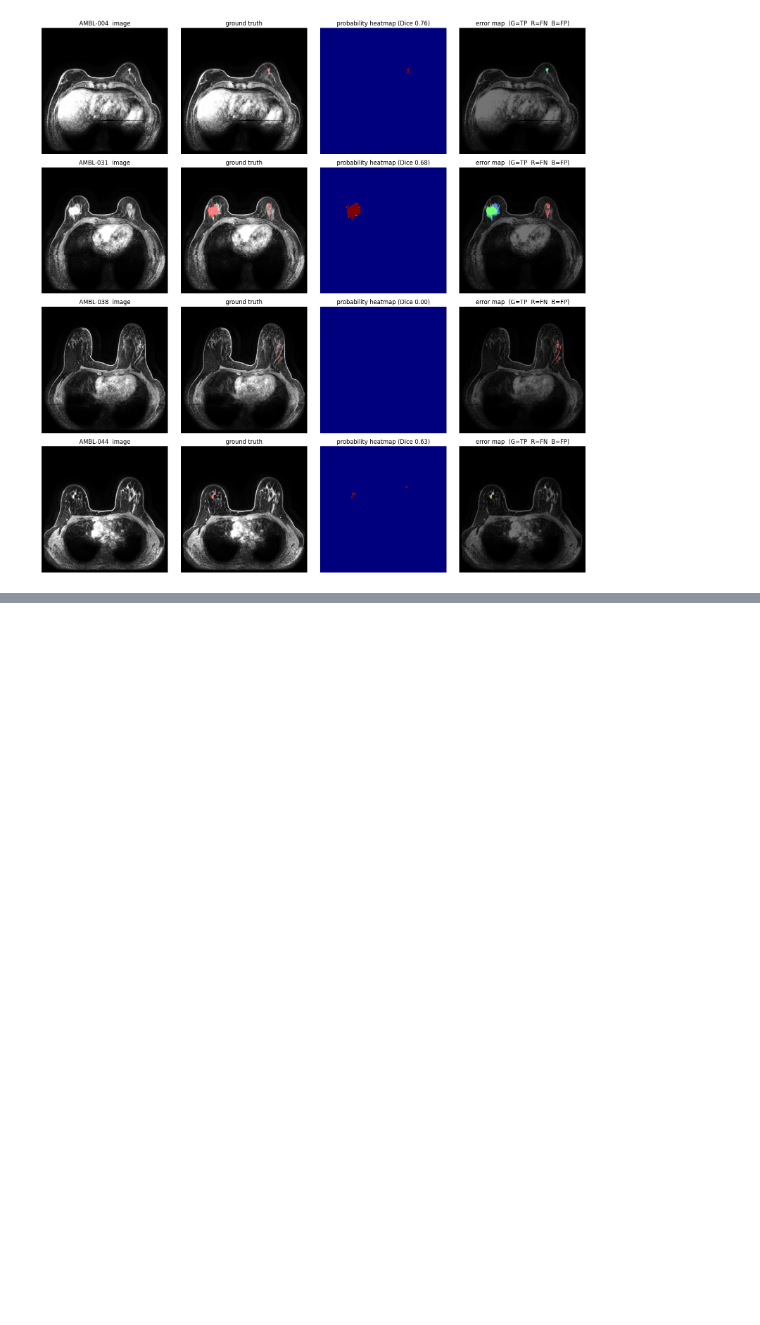
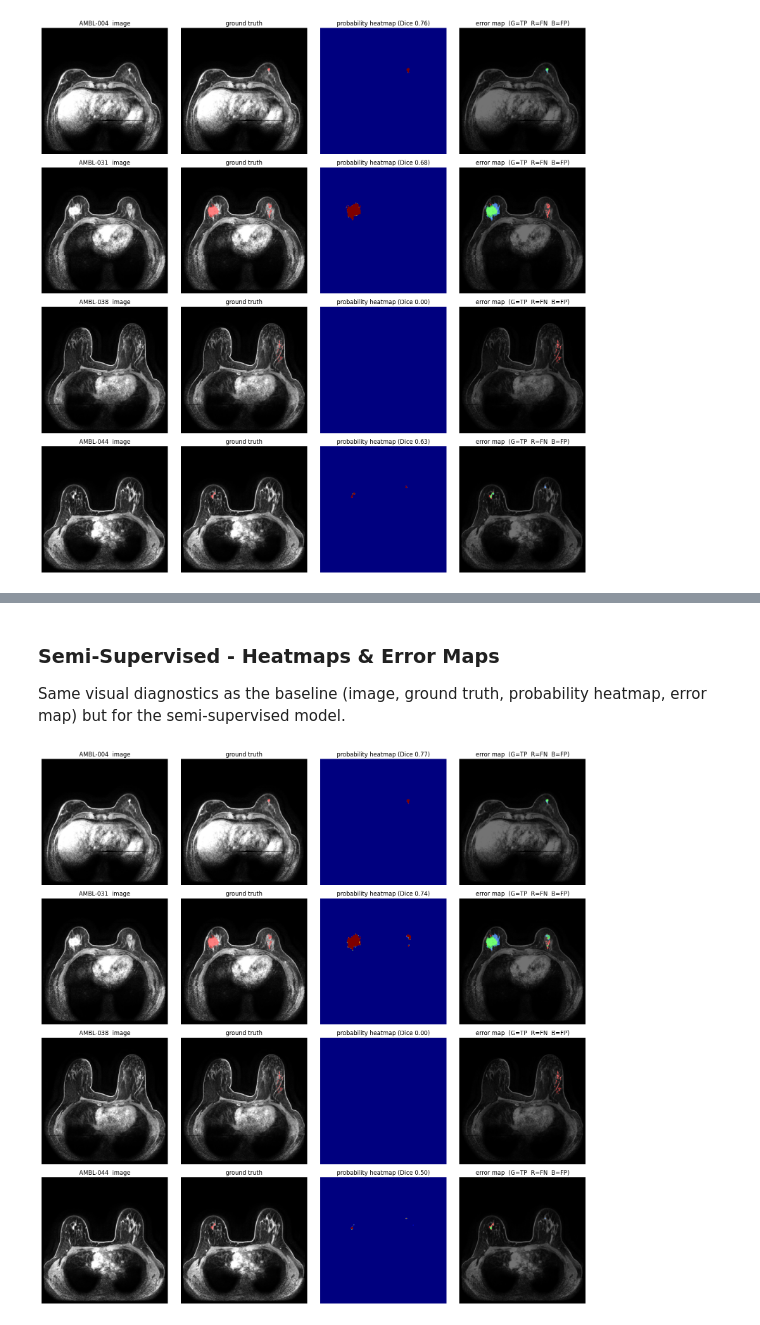
Before and after one commit to MelisaAta/AI_Project, a Jupyter notebook: Evaluation.ipynb, the cells around one changed output, grey strips where cells are left out. Saved outputs shown, nothing was run; the diff lists cells and outputs as text; code cells hidden in the pictures; blank space fills up the shorter version.

```diff
--- a/Evaluation.ipynb
+++ b/Evaluation.ipynb
@@ -255,0 +254,9 @@ plt.tight_layout(); plt.show()
+# %%
+# Load the semi-supervised model the same way as the baseline
+SEMI_PATH = _find("attn_unet_semisup.keras")
+model_semi = tf.keras.models.load_model(SEMI_PATH, compile=False)
+print("semi-sup model loaded:", SEMI_PATH)
+
+def predict_prob_semi(img):
+    p = model_semi.predict(img[None, ...], verbose=0)[0, ..., 0]
+    return p.astype(np.float32)
@@ -255,0 +335,34 @@ plt.tight_layout(); plt.show()
+# %% [markdown]
+### Semi-Supervised - Heatmaps & Error Maps
+
+Same visual diagnostics as the baseline (image, ground truth, probability
+heatmap, error map) but for the semi-supervised model.
+# %%
+# same error-map visual as the baseline, for the semi-sup model
+def error_rgb(gt, pr):
+    gt = gt > 0.5; pr = pr > THRESH
+    rgb = np.zeros((*gt.shape, 3), np.float32)
+    rgb[gt & pr]   = [0, 1, 0]   # true positive
+    rgb[gt & ~pr]  = [1, 0, 0]   # false negative (missed tumour)
+    rgb[~gt & pr]  = [0, 0.4, 1] # false positive
+    return rgb
+
+
+show = [p for p in test_patients if best_slice_semi[p] is not None][:4]
+fig, axes = plt.subplots(len(show), 4, figsize=(16, 4*len(show)))
+if len(show) == 1: axes = axes[None, :]
+for r, pid in enumerate(show):
+    gi, im, gt, pr = best_slice_semi[pid]
+    g = im[..., 0]
+    axes[r,0].imshow(g, cmap="gray");                axes[r,0].set_title(f"{pid}  image")
+    axes[r,1].imshow(g, cmap="gray")
+    axes[r,1].imshow(np.ma.masked_where(gt==0, gt), cmap="autumn", alpha=0.5)
+    axes[r,1].set_title("ground truth")
+    axes[r,2].imshow(pr, cmap="jet", vmin=0, vmax=1)
+    axes[r,2].set_title(f"probability heatmap (Dice {dice(gt,pr):.2f})")
+    axes[r,3].imshow(g, cmap="gray"); axes[r,3].imshow(error_rgb(gt, pr), alpha=0.55)
+    axes[r,3].set_title("error map  (G=TP  R=FN  B=FP)")
+    for c in range(4): axes[r,c].axis("off")
+plt.tight_layout(); plt.show()
+# %% [output]
+[figure, added]
```
Also changed, not shown: parts of 12 cells of this notebook, 1 other file.
